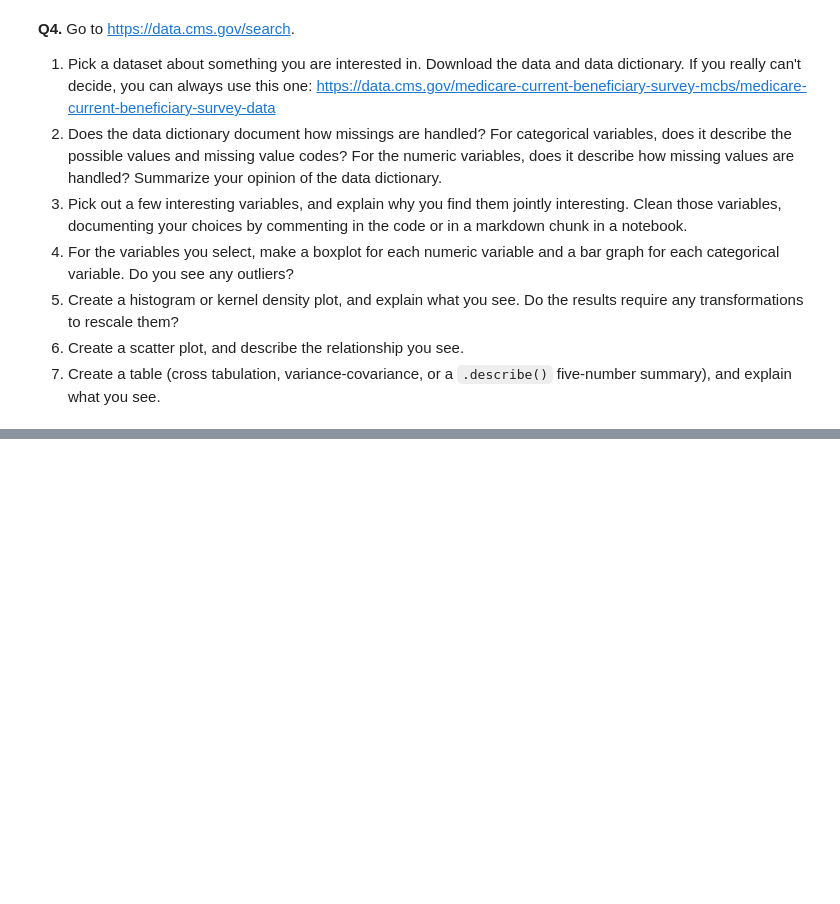
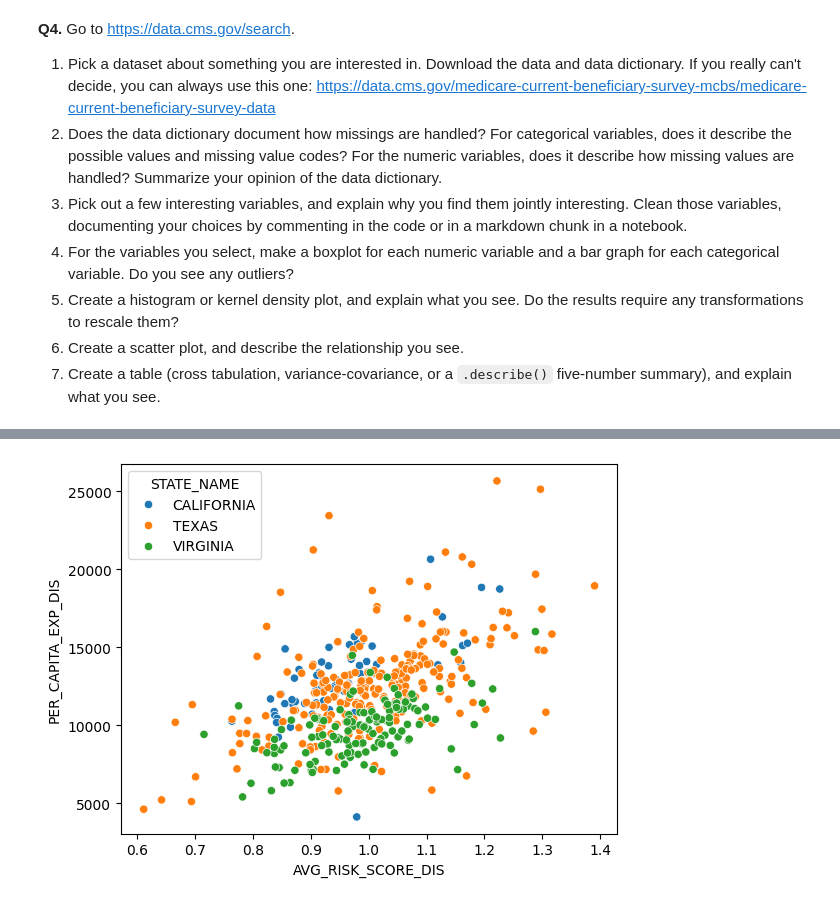
Before and after one commit to rze7ud/visualization, a Jupyter notebook: assignment/assignment.ipynb, the cells around one changed output, grey strips where cells are left out. Saved outputs shown, nothing was run; the diff lists cells and outputs as text; code cells hidden in the pictures; blank space fills up the shorter version.

```diff
--- a/assignment/assignment.ipynb
+++ b/assignment/assignment.ipynb
@@ -282,0 +332,9 @@ For some context, the Federal government ultimately spent about $4.4 trillion in
+# %%
+# 6.
+plt.figure()
+sns.scatterplot(data=df_ca_tx_va, x='AVG_RISK_SCORE_DIS', y='PER_CAPITA_EXP_DIS', hue='STATE_NAME')
+plt.show()
+# There seems to be a loose correlation of as Risk Score increases, Total Expenditures
+# Per Capita also increases. This correlation looks stronger for California than Texas
+# %% [output]
+[figure, added]
```
Also changed, not shown: parts of 7 cells of this notebook.
